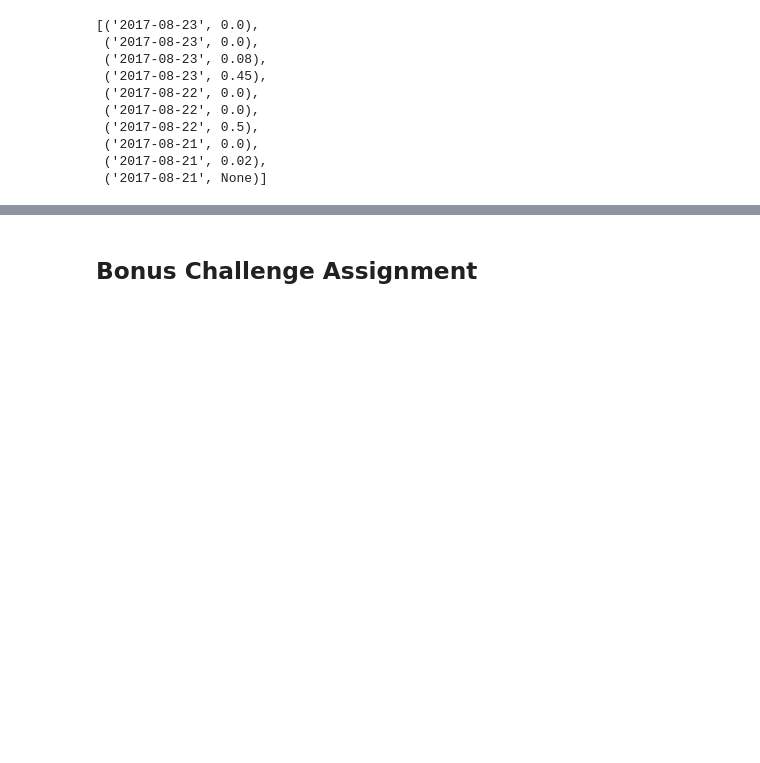
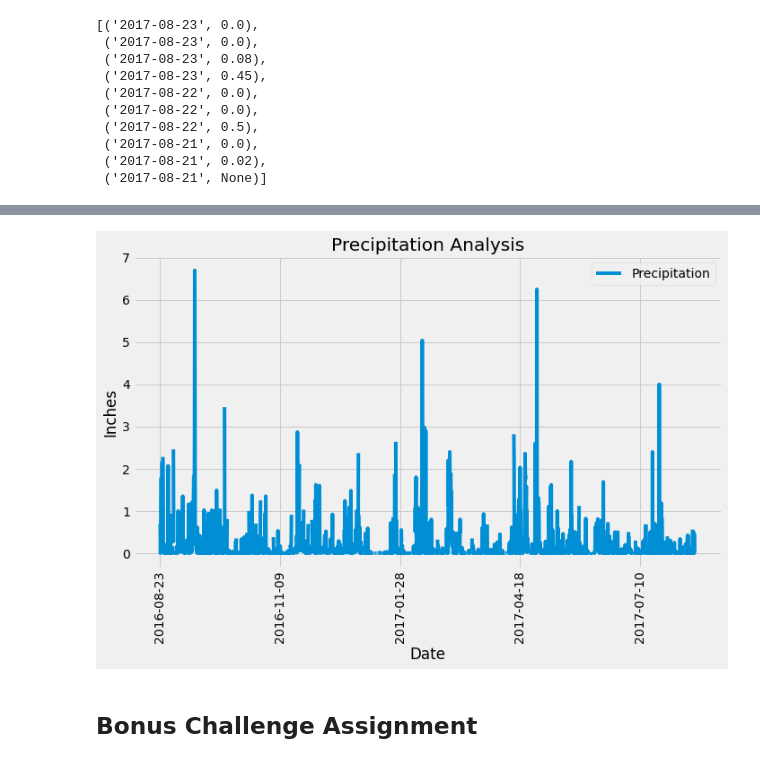
Before and after one commit to Daltonjfield/sqlalchemy-challenge, a Jupyter notebook: climate_starter.ipynb, the cells around one changed output, grey strips where cells are left out. Drawn from its saved outputs; the diff is of its cells as text; code cells hidden in the pictures; blank space fills up the shorter version.

```diff
--- a/climate_starter.ipynb
+++ b/climate_starter.ipynb
@@ -128,3 +126,14 @@ prcp_df.head()
+# %%
+# Use Pandas Plotting with Matplotlib to plot the data
+prcp_df.plot(title="Precipitation Analysis", figsize=(10,7))
+plt.legend(loc='upper right')
+plt.xlabel("Date")
+plt.ylabel("Inches")
+plt.xticks(rotation='vertical')
+plt.tight_layout()
+plt.show()
+# %% [output]
+[figure, added]
 # %%
 # Use Pandas to calcualte the summary statistics for the precipitation data
 # %%
```
Also changed, not shown: parts of 1 cell of this notebook, 2 other files.
